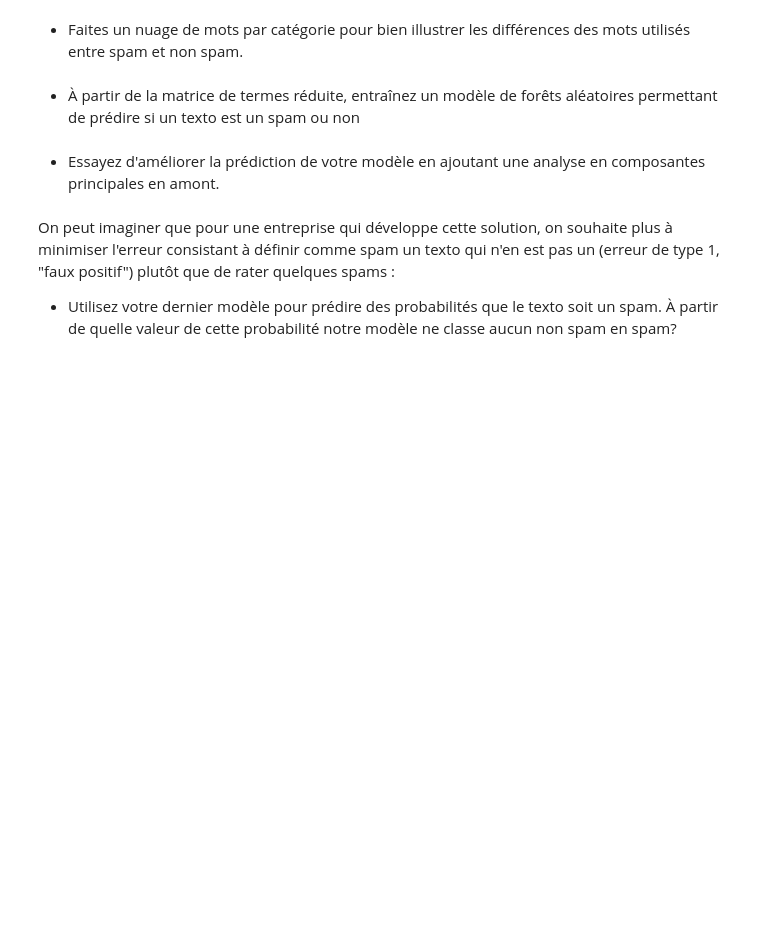
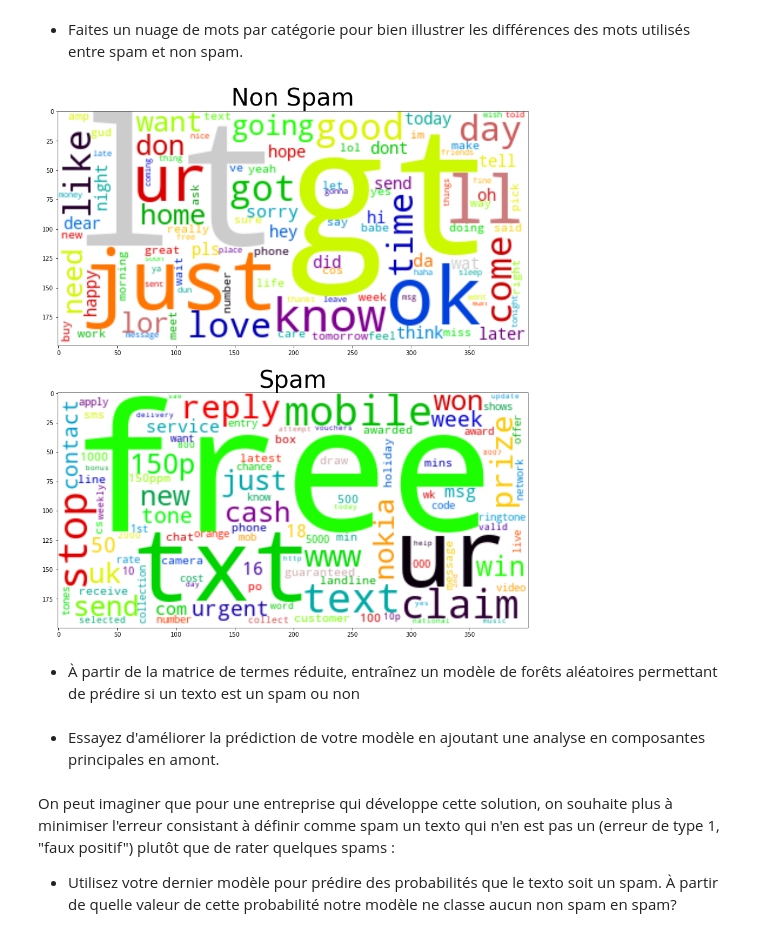
Before and after one commit to louiskuhn/IA-P2-Euskadi, a Jupyter notebook: Ressources/Machine Learning/NLP/3. NLP_classification textos.ipynb, the cells around one changed output. Drawn from its saved outputs; the diff is of its cells as text; code cells hidden in the pictures; blank space fills up the shorter version.

Commit message:
debut correction classification spam/no spam

```diff
--- a/Ressources/Machine Learning/NLP/3. NLP_classification textos.ipynb
+++ b/Ressources/Machine Learning/NLP/3. NLP_classification textos.ipynb
@@ -10,0 +168,4 @@ Dans ce cas pratique, on cherche à entraîner un modèle capable de prédire si
+# %%
+# on récupère la part max entre les ham et les spam
+part_occur_max = part_occur.max(axis=1)
+part_occur_max
@@ -10,0 +185,5 @@ Dans ce cas pratique, on cherche à entraîner un modèle capable de prédire si
+# %%
+# on va ajouter les stop-words tous les mots dont la part max (entre ham et spam) est inférieur à 1%
+sw_supp = part_occur_max[part_occur_max<=0.01].index
+my_stop_words = ENGLISH_STOP_WORDS.union(sw_supp)
+len(my_stop_words), len(ENGLISH_STOP_WORDS)
@@ -10,0 +192,8 @@ Dans ce cas pratique, on cherche à entraîner un modèle capable de prédire si
+# %%
+# on refait la matrice termes-documents avec les nouveaux stop-words
+cv = CountVectorizer(stop_words=my_stop_words)
+dtm = cv.fit_transform(df.sms_digits)
+dtm_df = pd.DataFrame(dtm.toarray(),
+                      columns=cv.get_feature_names_out(),
+                      index=df.y)
+dtm_df
@@ -10,0 +215,5 @@ Dans ce cas pratique, on cherche à entraîner un modèle capable de prédire si
+# %%
+# Beaucoup de colonnes, on va voir ce qu'on peut enelever
+sum_mots = dtm_df.groupby('y').sum()
+sum_mots = sum_mots.transpose()
+sum_mots
@@ -11,5 +234,24 @@ Dans ce cas pratique, on cherche à entraîner un modèle capable de prédire si
 # %% [markdown]
 - Faites un nuage de mots par catégorie pour bien illustrer les différences des mots utilisés entre spam et non spam.
+# %%
+# on va faire un wordcloud à partir des fréquences
+# on affiche les wordcloud directement depuis la matrice de fréquences des termes
+wc = WordCloud(stopwords=my_stop_words,
+               background_color="white", colormap="nipy_spectral",
+               max_font_size=150, random_state=12,
+               max_words=100)
+
+fig, (ax1,ax2) = plt.subplots(2,1,figsize=(16,16))
+
+wc.generate_from_frequencies(sum_mots['ham'])
+ax1.imshow(wc, interpolation="bilinear")
+ax1.set_title('Non Spam', fontdict={'size':40})
+
+wc.generate_from_frequencies(sum_mots['spam'])
+ax2.imshow(wc, interpolation="bilinear")
+ax2.set_title('Spam', fontdict={'size':40});
+# %% [output]
+[figure, added]
 # %% [markdown]
 - À partir de la matrice de termes réduite, entraînez un modèle de forêts aléatoires permettant de prédire si un texto est un spam ou non
 # %% [markdown]
```
Also changed, not shown: parts of 12 cells of this notebook, 4 other files.
